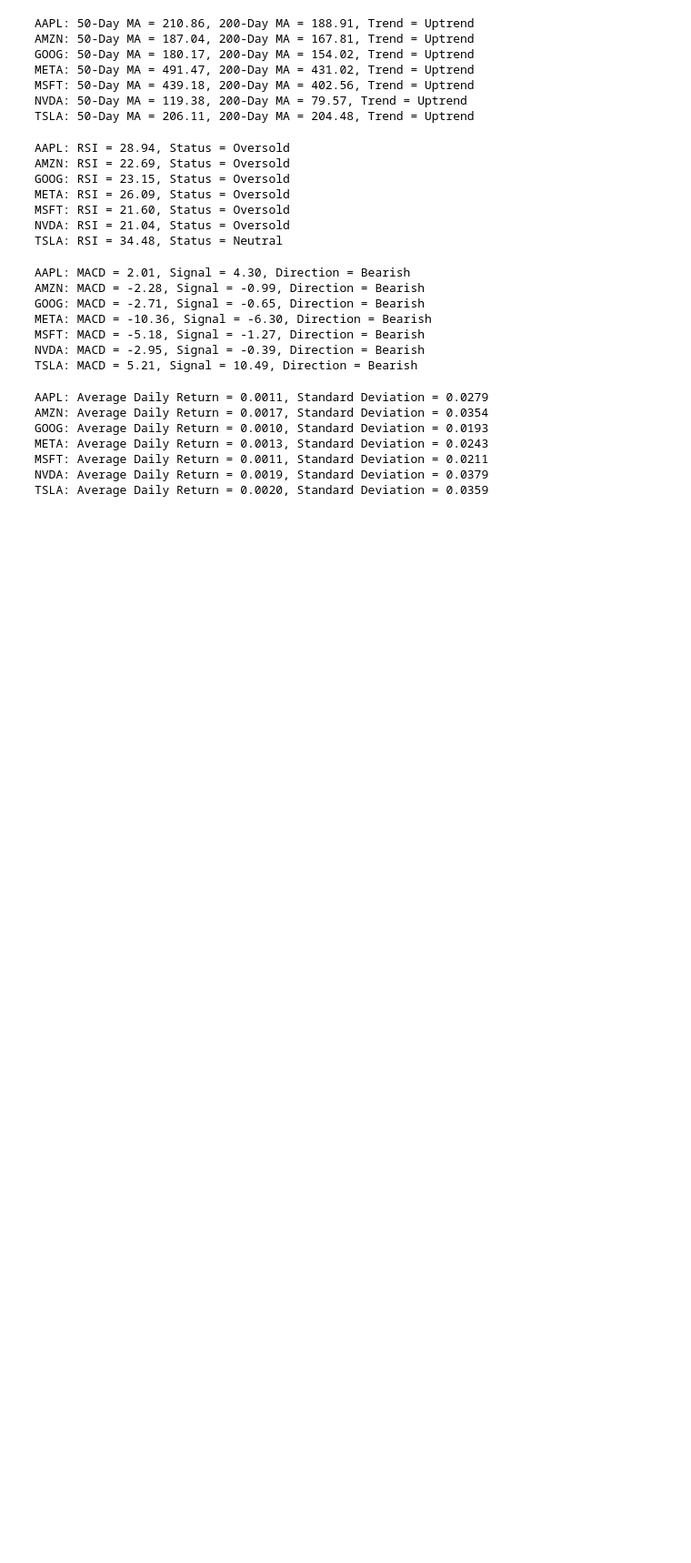
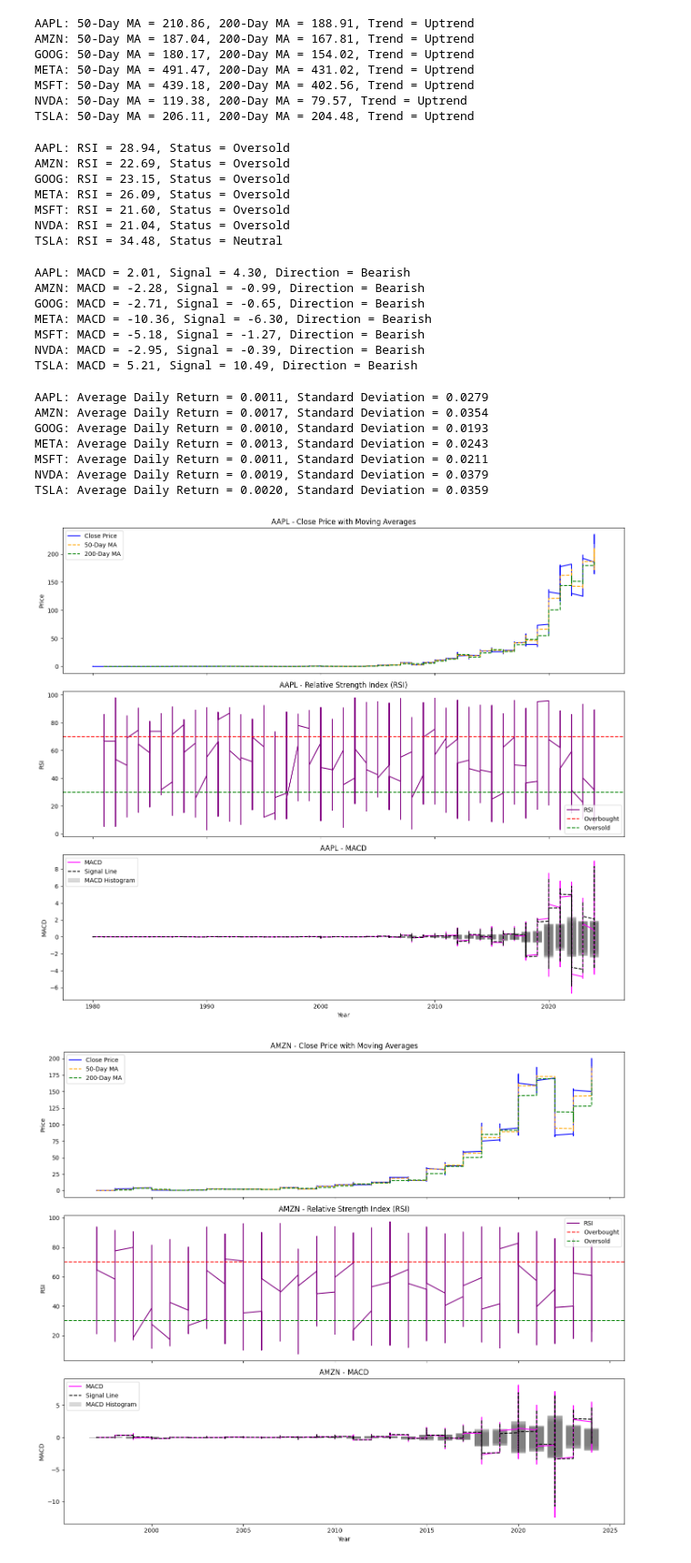
Before and after one commit to Birkity/Nova-Financial-Solutions-, a Jupyter notebook: notebooks/task-2.ipynb, the cells around one changed output. Shown at 91% size. Cells and saved outputs as stored; diff of their text form; code cells hidden in the pictures; blank space fills up the shorter version.

```diff
--- a/notebooks/task-2.ipynb
+++ b/notebooks/task-2.ipynb
@@ -168,3 +163,46 @@ META: Average Daily Return = 0.0013, Standard Deviation = 0.0243
 MSFT: Average Daily Return = 0.0011, Standard Deviation = 0.0211
 NVDA: Average Daily Return = 0.0019, Standard Deviation = 0.0379
 TSLA: Average Daily Return = 0.0020, Standard Deviation = 0.0359
+# %%
+import pandas as pd
+import matplotlib.pyplot as plt
+
+
+def plot_indicators(stock, df):
+    df['Year'] = pd.to_datetime(df['Date']).dt.year
+
+    fig, axs = plt.subplots(3, 1, figsize=(14, 12), sharex=True)
+
+
+    axs[0].plot(df['Year'], df['Close'], label='Close Price', color='blue')
+    axs[0].plot(df['Year'], df['MA50'], label='50-Day MA', color='orange', linestyle='--')
+    axs[0].plot(df['Year'], df['MA200'], label='200-Day MA', color='green', linestyle='--')
+    axs[0].set_title(f'{stock} - Close Price with Moving Averages')
+    axs[0].set_ylabel('Price')
+    axs[0].legend()
+
+    # Plot RSI
+    axs[1].plot(df['Year'], df['RSI'], label='RSI', color='purple')
+    axs[1].axhline(70, color='red', linestyle='--', label='Overbought')
+    axs[1].axhline(30, color='green', linestyle='--', label='Oversold')
+    axs[1].set_title(f'{stock} - Relative Strength Index (RSI)')
+    axs[1].set_ylabel('RSI')
+    axs[1].legend()
+
+    # Plot MACD and Signal Line
+    axs[2].plot(df['Year'], df['MACD'], label='MACD', color='magenta')
+    axs[2].plot(df['Year'], df['MACD_Signal'], label='Signal Line', color='black', linestyle='--')
+    axs[2].bar(df['Year'], df['MACD_Hist'], label='MACD Histogram', color='grey', alpha=0.3)
+    axs[2].set_title(f'{stock} - MACD')
+    axs[2].set_ylabel('MACD')
+    axs[2].legend()
+
+    plt.xlabel('Year')
+    plt.tight_layout()
+    plt.show()
+
+for stock in all_data:
+    plot_indicators(stock, all_data[stock])
+# %% [output]
+[figure, added]
+[figure, added]
```
Also changed, not shown: parts of 6 cells of this notebook.
